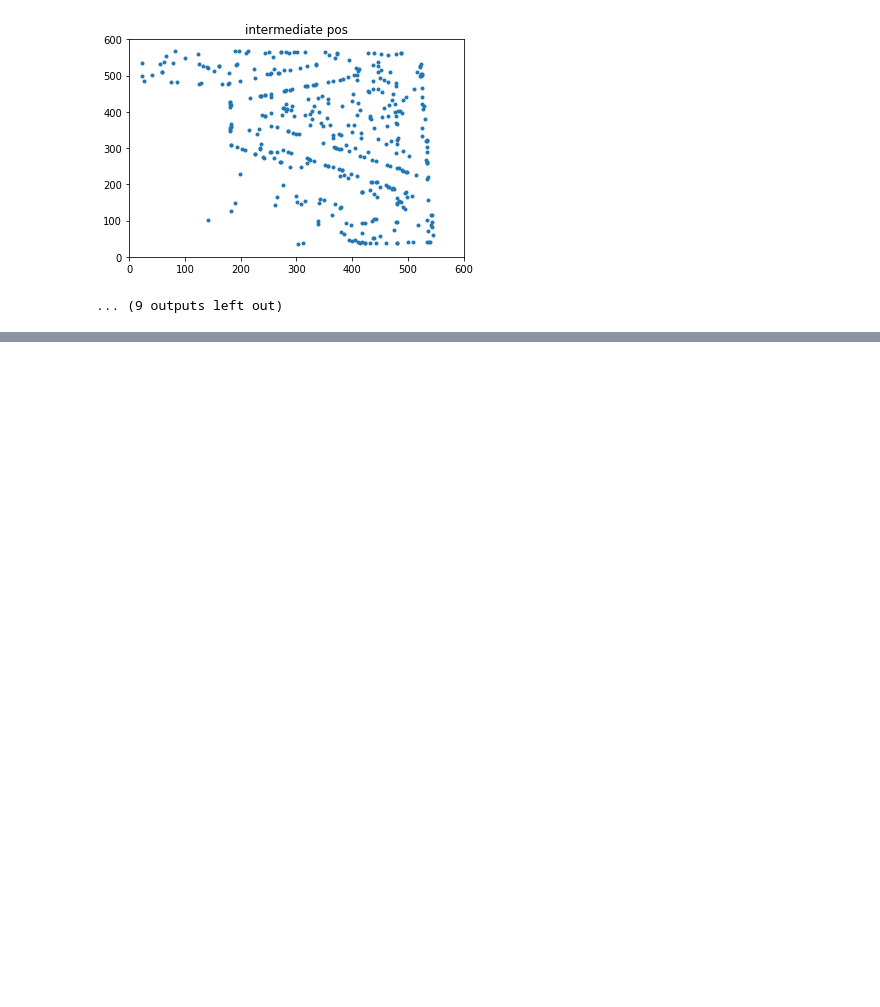
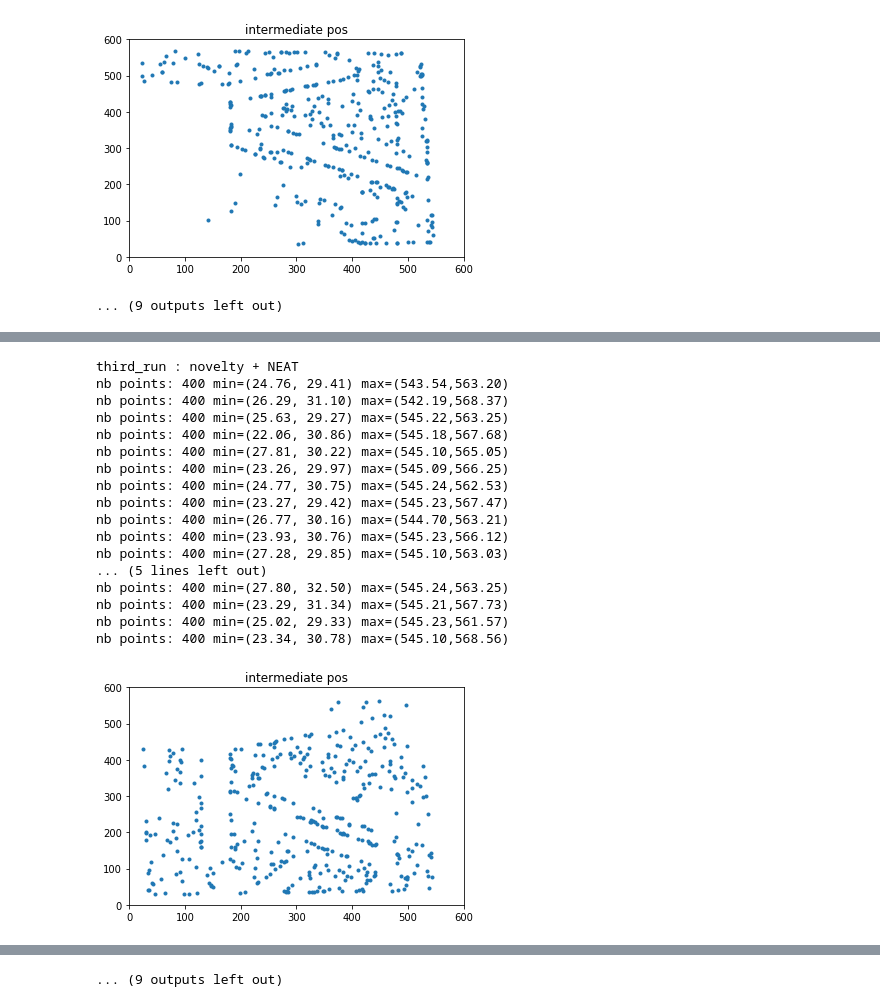
Before and after one commit to LeniLeGoff/novelty_neat, a Jupyter notebook: scripts/neat_vs_fixed_results.ipynb, the cells around one changed output, grey strips where cells are left out. Cells and saved outputs as stored; diff of their text form; code cells hidden in the pictures; blank space fills up the shorter version.

```diff
--- a/scripts/neat_vs_fixed_results.ipynb
+++ b/scripts/neat_vs_fixed_results.ipynb
@@ -255,0 +331,25 @@ nb points: 400 min=(23.28, 35.25) max=(543.59,567.40)
+# %%
+print("third_run : novelty + NEAT")
+for filename in os.listdir(third_run_dir) :
+    if(filename.split('-')[0] == 'maze_novelty_neat_2019') :
+        plot_map(third_run_dir + filename + "/bd_010000.log","intermediate pos","final_archive.pdf",0)
+        plot_map(third_run_dir + filename + "/bd_010000.log","final pos","final_archive.pdf",3)
+# %% [output]
+third_run : novelty + NEAT
+nb points: 400 min=(24.76, 29.41) max=(543.54,563.20)
+nb points: 400 min=(26.29, 31.10) max=(542.19,568.37)
+nb points: 400 min=(25.63, 29.27) max=(545.22,563.25)
+nb points: 400 min=(22.06, 30.86) max=(545.18,567.68)
+nb points: 400 min=(27.81, 30.22) max=(545.10,565.05)
+nb points: 400 min=(23.26, 29.97) max=(545.09,566.25)
+nb points: 400 min=(24.77, 30.75) max=(545.24,562.53)
+nb points: 400 min=(23.27, 29.42) max=(545.23,567.47)
+nb points: 400 min=(26.77, 30.16) max=(544.70,563.21)
+nb points: 400 min=(23.93, 30.76) max=(545.23,566.12)
+nb points: 400 min=(27.28, 29.85) max=(545.10,563.03)
+... (5 lines left out)
+nb points: 400 min=(27.80, 32.50) max=(545.24,563.25)
+nb points: 400 min=(23.29, 31.34) max=(545.21,567.73)
+nb points: 400 min=(25.02, 29.33) max=(545.23,561.57)
+nb points: 400 min=(23.34, 30.78) max=(545.10,568.56)
+[figure, added]
@@ -255,0 +366 @@ nb points: 400 min=(23.28, 35.25) max=(543.59,567.40)
+... (9 outputs left out)
```
Also changed, not shown: parts of 5 cells of this notebook, 5 other files.
